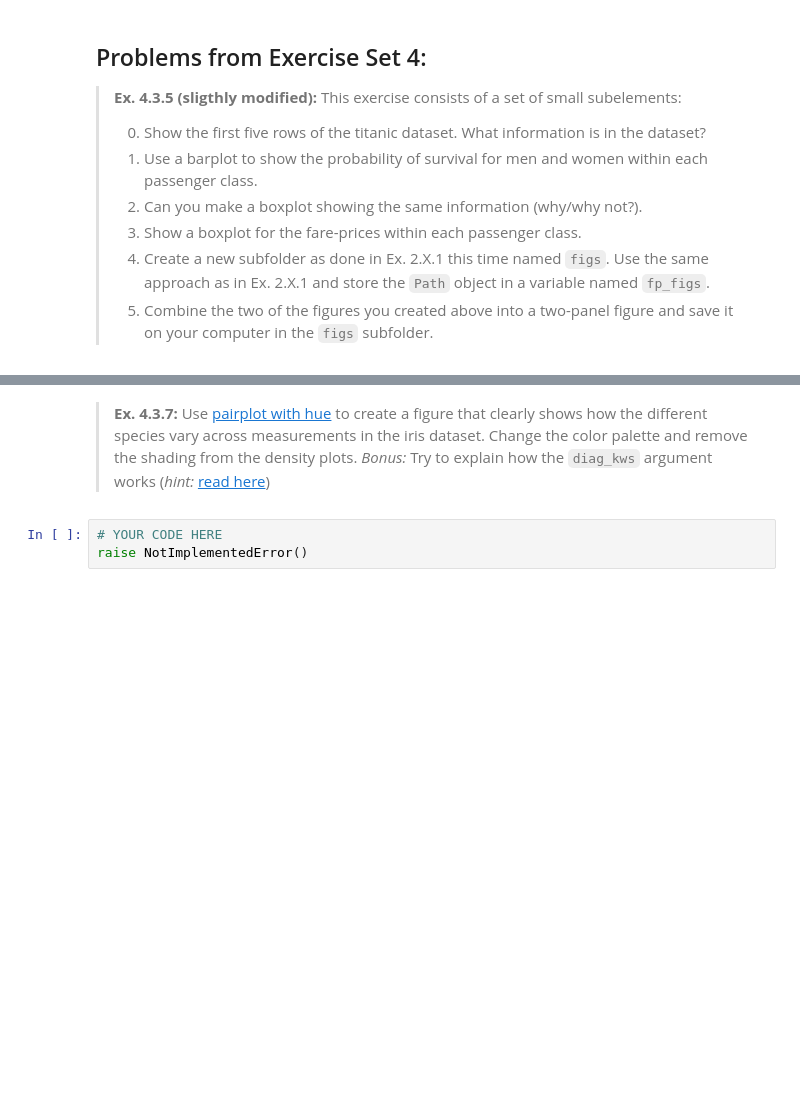
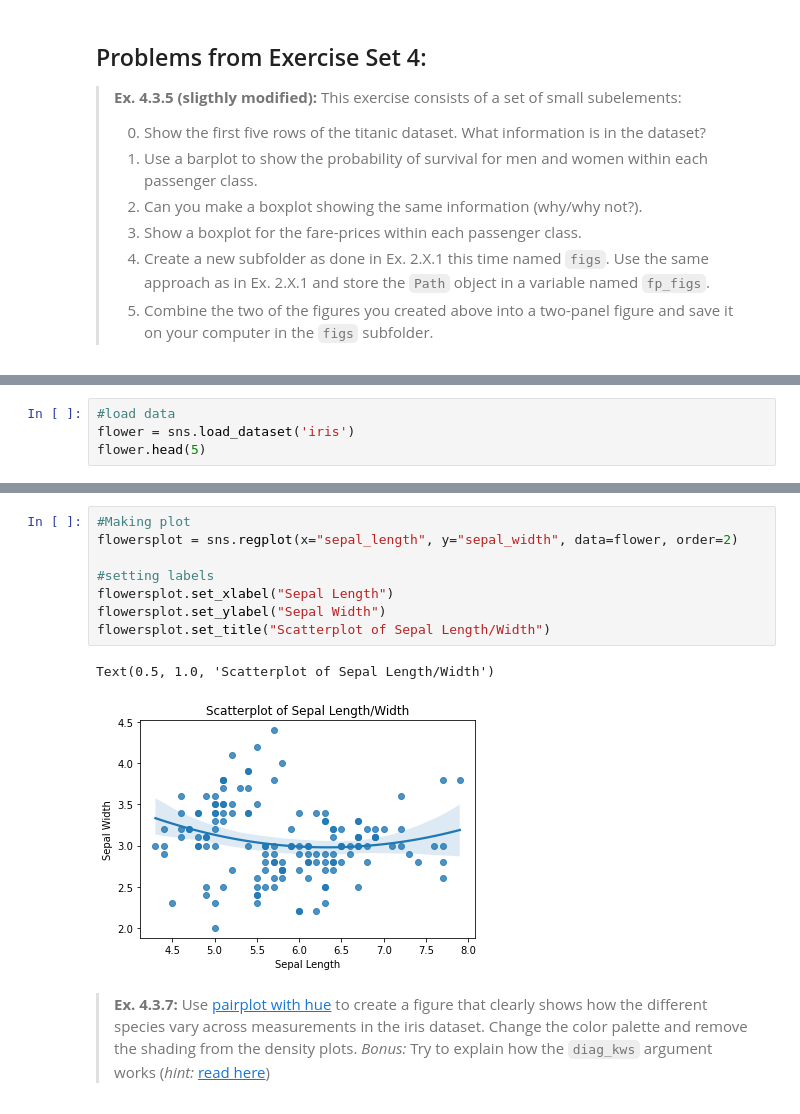
Before and after one commit to txg194/Qwe, a Jupyter notebook: Assignment 1/assignment_1.ipynb, the cells around one changed output, grey strips where cells are left out. Cells and saved outputs as stored; diff of their text form; blank space fills up the shorter version.

```diff
--- a/Assignment 1/assignment_1.ipynb
+++ b/Assignment 1/assignment_1.ipynb
@@ -491,0 +502,4 @@ raise NotImplementedError()
+# %%
+#load data
+flower = sns.load_dataset('iris')
+flower.head(5)
@@ -492,5 +513,13 @@ raise NotImplementedError()
+# %%
+#Making plot
+flowersplot = sns.regplot(x="sepal_length", y="sepal_width", data=flower, order=2)
+
+#setting labels
+flowersplot.set_xlabel("Sepal Length")
+flowersplot.set_ylabel("Sepal Width")
+flowersplot.set_title("Scatterplot of Sepal Length/Width")
+# %% [output]
+Text(0.5, 1.0, 'Scatterplot of Sepal Length/Width')
+[figure, added]
 # %% [markdown]
 > **Ex. 4.3.7:** Use [pairplot with hue](https://seaborn.pydata.org/generated/seaborn.pairplot.html) to create a figure that clearly shows how the different species vary across measurements in the iris dataset. Change the color palette and remove the shading from the density plots. _Bonus:_ Try to explain how the `diag_kws` argument works (_hint:_ [read here](https://stackoverflow.com/questions/1769403/understanding-kwargs-in-python))
-# %%
-# YOUR CODE HERE
-raise NotImplementedError()
```
Also changed, not shown: parts of 16 cells of this notebook.
